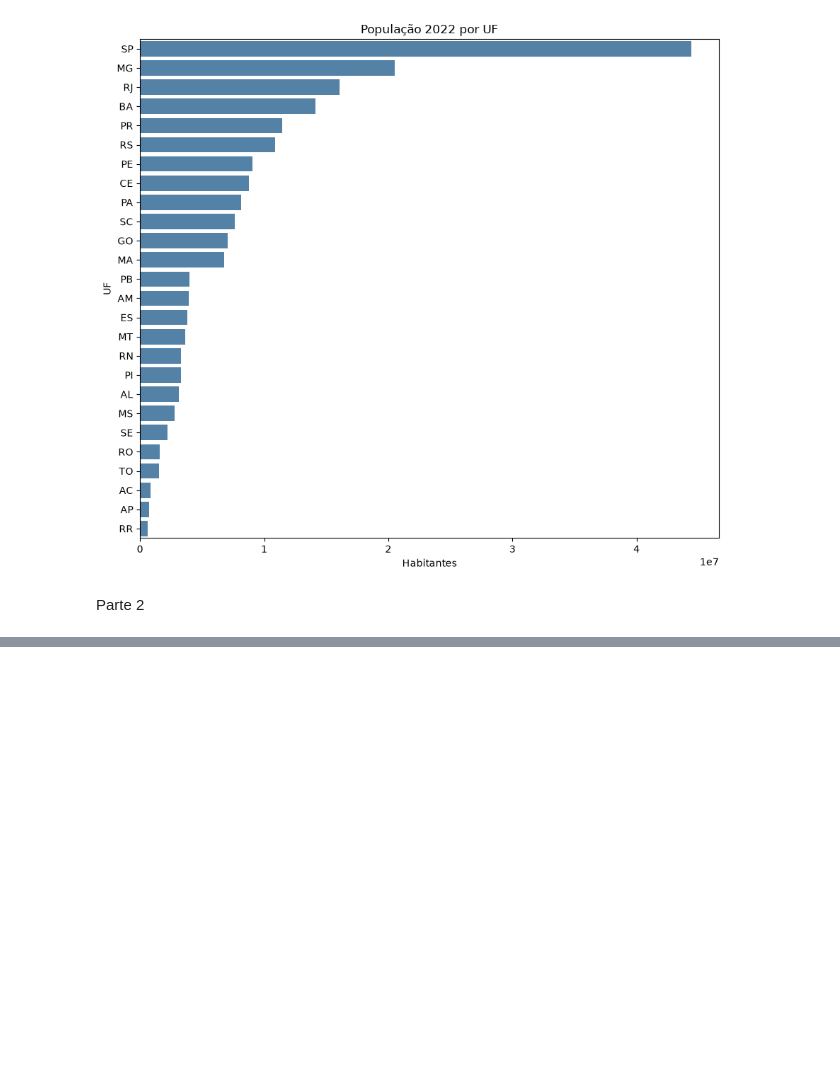
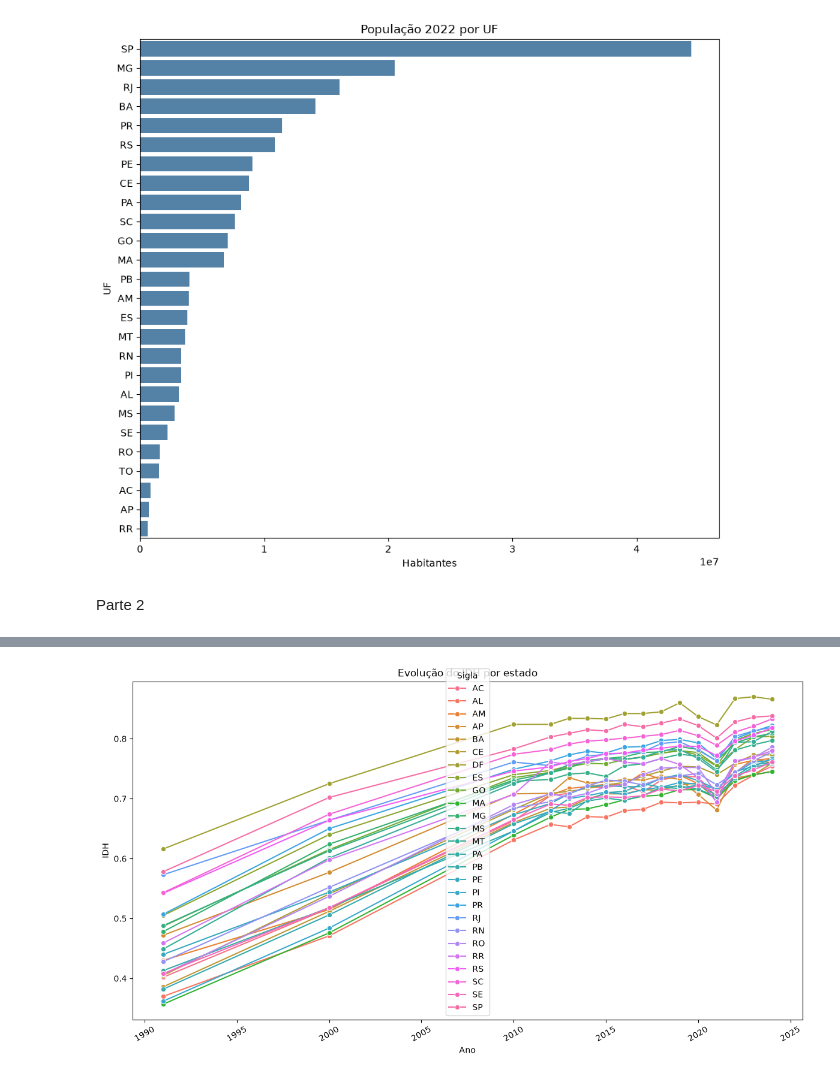
Before and after one commit to Ninassc/analise_dados, a Jupyter notebook: atv4/populacao.ipynb, the cells around one changed output, grey strips where cells are left out. Cells and saved outputs as stored; diff of their text form; code cells hidden in the pictures; blank space fills up the shorter version.

```diff
--- a/atv4/populacao.ipynb
+++ b/atv4/populacao.ipynb
@@ -222,7 +226,8 @@ plt.show()
 # %% [markdown]
 Parte 2
 # %%
-path3 = r'H:\Python\analise_dados\atv4\Tabela4.csv'
+#path3 = r'H:\Python\analise_dados\atv4\Tabela4.csv'
+path3 = r'D:\Usuario\nina\Pastas\Programacao\Projetos Python\analise_dados\atv4\Tabela4.csv'
 # %%
 tabela3 = pd.read_csv(path3, sep=";", encoding='latin-1')
 tabela3
@@ -244,3 +249,7 @@ tabela3
 | 25 | SE | 28 | Sergipe | 0,408 | 0,518 | 0,665 | 0,691 | ... |
 | 26 | SP | 35 | São Paulo | 0,578 | 0,702 | 0,783 | 0,803 | ... |
 | 27 | TO | 17 | Tocantins | 0,369 | 0,525 | 0,699 | 0,721 | ... |
+# %%
+tabela3_tratada = tabela3.iloc[0:27, 0:].copy()
+tabela3_tratada.columns = tabela3_tratada.iloc[0]
+tabela3_tratada = tabela3_tratada.iloc[1:].reset_index(drop=True)
@@ -246,0 +276,10 @@ tabela3
+# %%
+anos = [c for c in tabela3_tratada.columns if str(c).isdigit()]
+
+idh_longo = tabela3_tratada.melt(
+    id_vars=["Sigla", "Código", "Estado"],
+    value_vars=anos,
+    var_name="ano",
+    value_name="idh"
+)
+idh_longo
@@ -246,0 +309,30 @@ tabela3
+# %%
+idh_longo["ano"] = pd.to_numeric(idh_longo["ano"])
+
+idh_longo["idh"] = (
+    idh_longo["idh"]
+    .astype(str)
+    .str.replace(",", ".", regex=False)
+    .astype(float)
+)
+# %%
+fig, ax = plt.subplots(figsize=(12, 7))
+
+sns.lineplot(
+    data=idh_longo,
+    x="ano",
+    y="idh",
+    hue="Sigla",
+    marker="o",
+    ax=ax
+)
+
+ax.set_title("Evolução do IDH por estado")
+ax.set_xlabel("Ano")
+ax.set_ylabel("IDH")
+
+plt.xticks(rotation=30)
+plt.tight_layout()
+plt.show()
+# %% [output]
+[figure, added]
```
Also changed, not shown: parts of 10 cells of this notebook, 3 other files.
